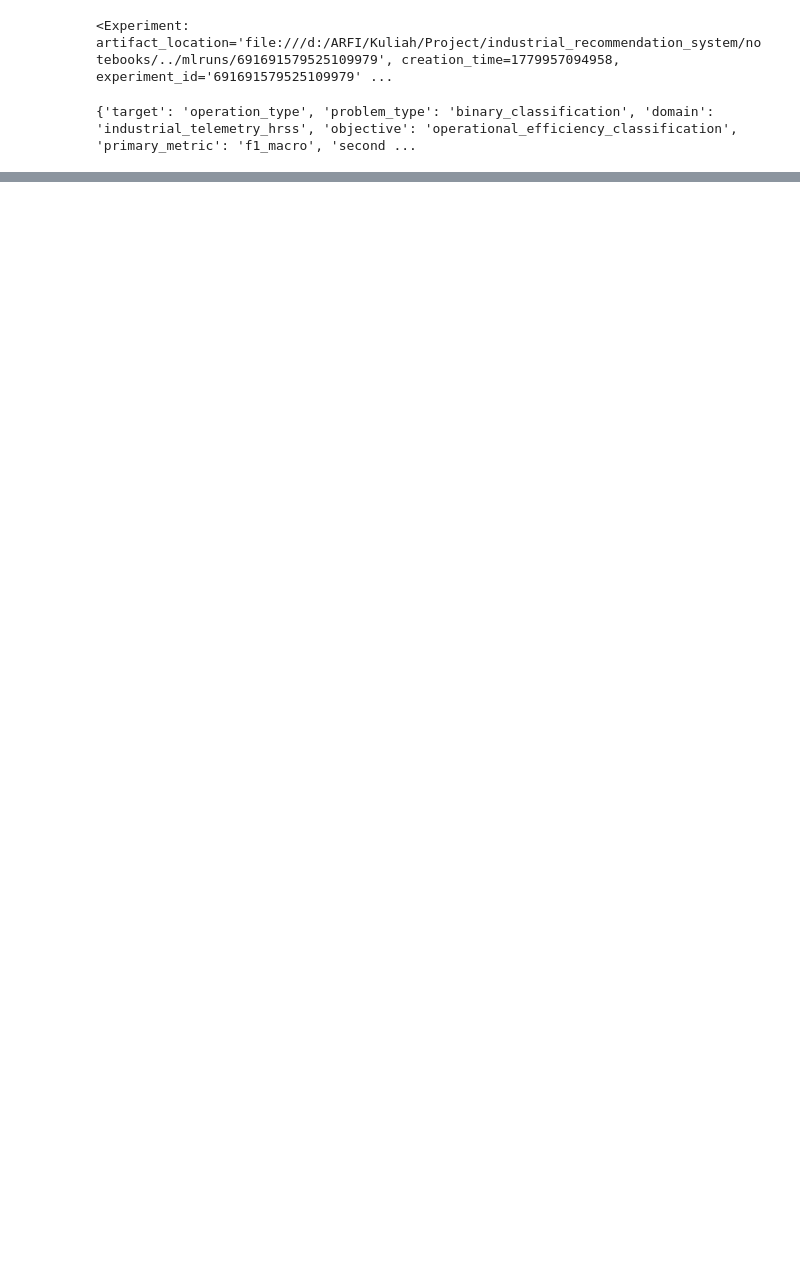
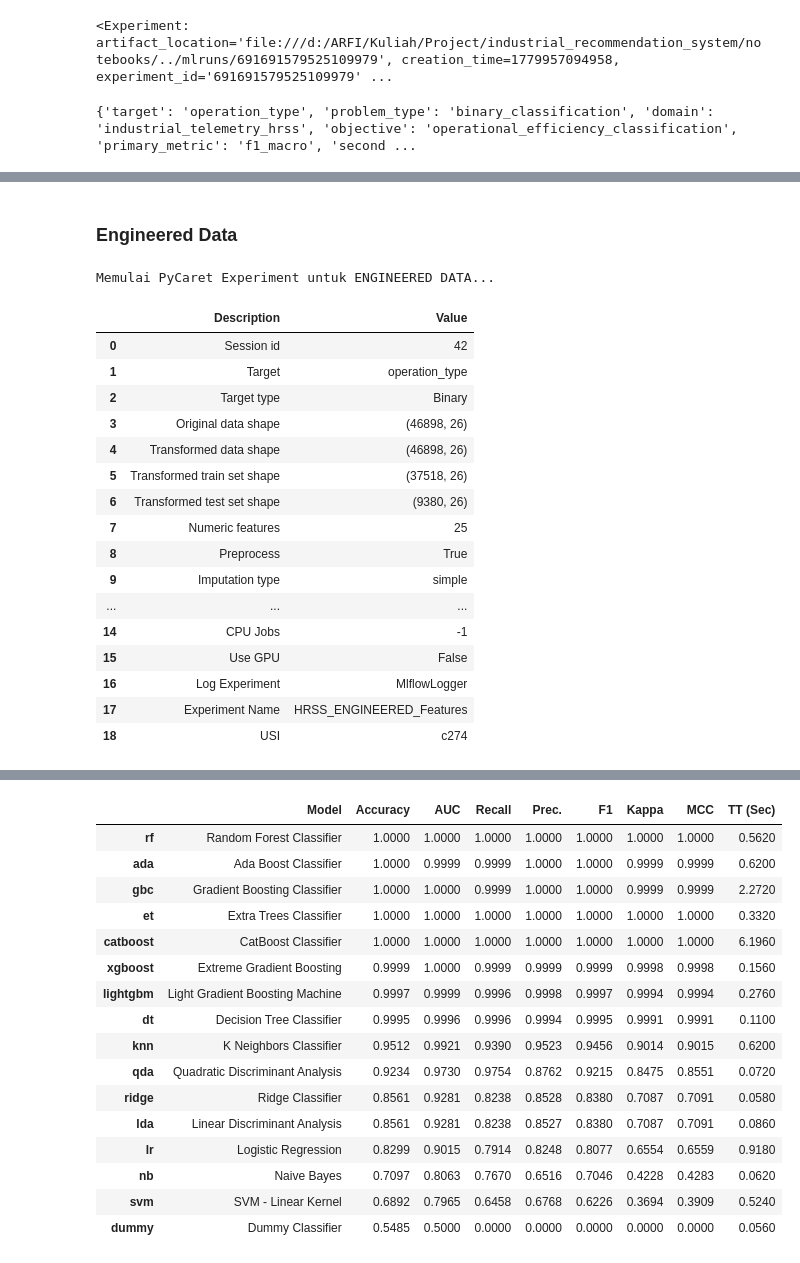
Before and after one commit to Arfiadi/HRSS-recommendation-system, a Jupyter notebook: experiments/notebooks/03_model_experiments.ipynb, the cells around one changed output, grey strips where cells are left out. Cells and saved outputs as stored; diff of their text form; code cells hidden in the pictures; blank space fills up the shorter version.

```diff
--- a/experiments/notebooks/03_model_experiments.ipynb
+++ b/experiments/notebooks/03_model_experiments.ipynb
@@ -180,0 +313,44 @@ ENGINEERED:
+# %% [markdown]
+### Engineered Data
+# %%
+# ============================================================
+# PYCARET EXPERIMENT - ENGINEERED DATA
+# ============================================================
+print("Memulai PyCaret Experiment untuk ENGINEERED DATA...")
+
+exp_eng = ClassificationExperiment()
+exp_eng.setup(
+    data=train_data_eng,
+    test_data=test_data_eng,
+    target=config['target_column'],
+    session_id=config['random_seed'],
+    experiment_name="HRSS_ENGINEERED_Features",
+    log_experiment=True,
+    log_plots=True,
+    index=False
+)
+
+# Membandingkan model
+best_model_eng = exp_eng.compare_models(fold=config['pycaret']['fold'], sort=config['pycaret']['sort_metric'])
+
+results_eng = exp_eng.pull()
+display(results_eng)
+# %% [output]
+Memulai PyCaret Experiment untuk ENGINEERED DATA...
+|  | Description | Value |
+| 0 | Session id | 42 |
+| 1 | Target | operation_type |
+| 2 | Target type | Binary |
+| 3 | Original data shape | (46898, 26) |
+| 4 | Transformed data shape | (46898, 26) |
+| 5 | Transformed train set shape | (37518, 26) |
+| 6 | Transformed test set shape | (9380, 26) |
+| 7 | Numeric features | 25 |
+| 8 | Preprocess | True |
+| 9 | Imputation type | simple |
+| ... | ... | ... |
+| 14 | CPU Jobs | -1 |
+| 15 | Use GPU | False |
+| 16 | Log Experiment | MlflowLogger |
+| 17 | Experiment Name | HRSS_ENGINEERED_Features |
+| 18 | USI | c274 |
@@ -180,0 +358,17 @@ ENGINEERED:
+|  | Model | Accuracy | AUC | Recall | Prec. | F1 | Kappa | MCC | TT (Sec) |
+| rf | Random Forest Classifier | 1.0000 | 1.0000 | 1.0000 | 1.0000 | 1.0000 | 1.0000 | 1.0000 | 0.5620 |
+| ada | Ada Boost Classifier | 1.0000 | 0.9999 | 0.9999 | 1.0000 | 1.0000 | 0.9999 | 0.9999 | 0.6200 |
+| gbc | Gradient Boosting Classifier | 1.0000 | 1.0000 | 0.9999 | 1.0000 | 1.0000 | 0.9999 | 0.9999 | 2.2720 |
+| et | Extra Trees Classifier | 1.0000 | 1.0000 | 1.0000 | 1.0000 | 1.0000 | 1.0000 | 1.0000 | 0.3320 |
+| catboost | CatBoost Classifier | 1.0000 | 1.0000 | 1.0000 | 1.0000 | 1.0000 | 1.0000 | 1.0000 | 6.1960 |
+| xgboost | Extreme Gradient Boosting | 0.9999 | 1.0000 | 0.9999 | 0.9999 | 0.9999 | 0.9998 | 0.9998 | 0.1560 |
+| lightgbm | Light Gradient Boosting Machine | 0.9997 | 0.9999 | 0.9996 | 0.9998 | 0.9997 | 0.9994 | 0.9994 | 0.2760 |
+| dt | Decision Tree Classifier | 0.9995 | 0.9996 | 0.9996 | 0.9994 | 0.9995 | 0.9991 | 0.9991 | 0.1100 |
+| knn | K Neighbors Classifier | 0.9512 | 0.9921 | 0.9390 | 0.9523 | 0.9456 | 0.9014 | 0.9015 | 0.6200 |
+| qda | Quadratic Discriminant Analysis | 0.9234 | 0.9730 | 0.9754 | 0.8762 | 0.9215 | 0.8475 | 0.8551 | 0.0720 |
+| ridge | Ridge Classifier | 0.8561 | 0.9281 | 0.8238 | 0.8528 | 0.8380 | 0.7087 | 0.7091 | 0.0580 |
+| lda | Linear Discriminant Analysis | 0.8561 | 0.9281 | 0.8238 | 0.8527 | 0.8380 | 0.7087 | 0.7091 | 0.0860 |
+| lr | Logistic Regression | 0.8299 | 0.9015 | 0.7914 | 0.8248 | 0.8077 | 0.6554 | 0.6559 | 0.9180 |
+| nb | Naive Bayes | 0.7097 | 0.8063 | 0.7670 | 0.6516 | 0.7046 | 0.4228 | 0.4283 | 0.0620 |
+| svm | SVM - Linear Kernel | 0.6892 | 0.7965 | 0.6458 | 0.6768 | 0.6226 | 0.3694 | 0.3909 | 0.5240 |
+| dummy | Dummy Classifier | 0.5485 | 0.5000 | 0.0000 | 0.0000 | 0.0000 | 0.0000 | 0.0000 | 0.0560 |
```
Also changed, not shown: parts of 18 cells of this notebook, 11 other files.
